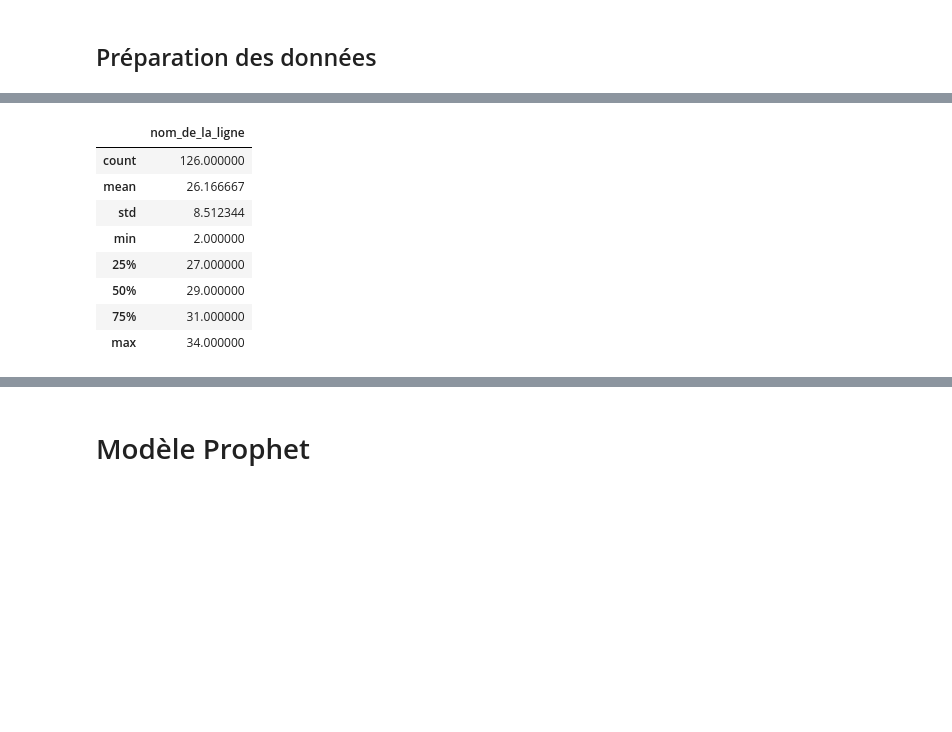
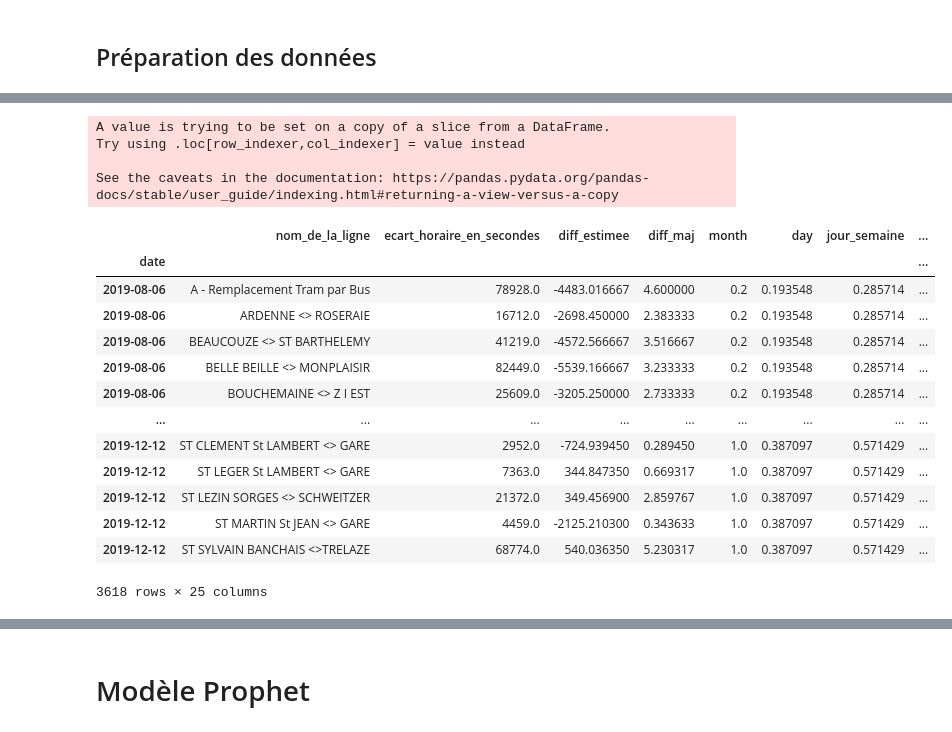
Before and after one commit to ClovisDel/qualite_trafic_tram_bus_angers, a Jupyter notebook: fix_ML.ipynb, the cells around one changed output, grey strips where cells are left out. Saved outputs shown, nothing was run; the diff lists cells and outputs as text; code cells hidden in the pictures; blank space fills up the shorter version.

Commit message:
add global aggregate of data for prediction
and comments about it

```diff
--- a/fix_ML.ipynb
+++ b/fix_ML.ipynb
@@ -23,7 +23,3 @@ df = df.astype({"horodatage": "datetime64",
                 "date_heure": "datetime64",
                 "numero_de_parc_du_vehicule": "category"
                 })
-# %%
-# sample for tests
-df = df.sample(frac=0.1, random_state=1)
-df.shape
@@ -45,7 +39,7 @@ df_RLM = df[['date',
 # transfo saisonnalité
 df_RLM['day'] = (df_RLM['day']) * (1/31)
 df_RLM['month'] = (df_RLM['month'] - 7) * (1/5)
-Days = {'Lundi': 0, 'Mardi': 1/6, 'Mercredi': 2/6, 'Jeudi': 3/6, 'Vendredi': 4/6, 'Samedi': 5/6, 'Dimanche': 6/6}
+Days = {'Lundi': 1/7, 'Mardi': 2/7, 'Mercredi': 3/7, 'Jeudi': 4/7, 'Vendredi': 5/7, 'Samedi': 6/7, 'Dimanche': 7/7}
 df_RLM['jour_semaine'] = df_RLM['jour_semaine'].map(Days)
 
 # différence en secondes entre l'heure estimée de passage et l'horodatage
@@ -53,5 +47,5 @@ df_RLM['diff_estimee'] = (
     df['Heure_estimee_de_passage_a_L_arret'] - df['horodatage']).dt.total_seconds() / 60
 
 # différence en secondes entre l'horodatage et sa mise à jour
-df_RLM['diff_maj'] = (
+df_RLM['diff_maj'] = -(
     df['horodatage_maj'] - df['horodatage']).dt.total_seconds() / 60
@@ -87,35 +67,55 @@ Il y a peu de données, on ne peut donc pas utiliser un LSTM qui aurait été ad
 # %%
+# Si le bus/tram est arrivé en avance, on considère que l'écart horaire est nul
+df_RLM['ecart_horaire_en_secondes'] = df_RLM['ecart_horaire_en_secondes'].apply(lambda x: 0 if x < 0 else x)
+
 # Aggrégation par jour et par ligne
 df_group = df_RLM.groupby(['date','nom_de_la_ligne']).agg(
-    {'ecart_horaire_en_secondes' : 'mean',
-     'diff_estimee' : 'mean',
-     'diff_maj' : 'mean',
+    {'ecart_horaire_en_secondes' : 'sum',
+     'diff_estimee' : 'sum',
+     'diff_maj' : 'sum',
      'month' : 'first',
      'day' : 'first',
      'jour_semaine' : 'first',
      'OPINION' : 'first'
     }).merge((df_RLM
   .groupby(["date",'nom_de_la_ligne', 'etat_SAE_du_vehicule'])
   .size()
   .unstack('etat_SAE_du_vehicule', fill_value=0)
   .add_prefix("nombre_etat_")
 ), on=['date','nom_de_la_ligne'], how='left')
 
 # Les valeurs d'écarts prochaines pour chaque ligne
 df_group['next_ecart'] = df_group.groupby('nom_de_la_ligne')['ecart_horaire_en_secondes'].shift()
 df_group.dropna(inplace=True)
 
 df_group.reset_index(inplace=True, level=['nom_de_la_ligne'])
 
-df_group.groupby(['date']).agg(
-    {'nom_de_la_ligne' : "nunique"}).describe()
+#Ajout données globales de la veille
+df_group.merge(
+  df_RLM.groupby('date').agg({
+    'ecart_horaire_en_secondes' : 'sum',
+     'diff_estimee' : 'sum',
+     'diff_maj' : 'sum',  }).rename(columns=
+                  {'ecart_horaire_en_secondes': 'ecart_horaire_en_secondes_global',
+                   'diff_estimee' : 'diff_estimee_global',
+                   'diff_maj' : 'diff_maj_global'}), on=['date'], how='left'
+)
 # %% [output]
+A value is trying to be set on a copy of a slice from a DataFrame.
+Try using .loc[row_indexer,col_indexer] = value instead
+
+See the caveats in the documentation: https://pandas.pydata.org/pandas-docs/stable/user_guide/indexing.html#returning-a-view-versus-a-copy
-|  | nom_de_la_ligne |
-| count | 126.000000 |
-| mean | 26.166667 |
-| std | 8.512344 |
-| min | 2.000000 |
-| 25% | 27.000000 |
-| 50% | 29.000000 |
-| 75% | 31.000000 |
-| max | 34.000000 |
+|  | nom_de_la_ligne | ecart_horaire_en_secondes | diff_estimee | diff_maj | month | day | jour_semaine | ... |
+| date |  |  |  |  |  |  |  | ... |
+| 2019-08-06 | A - Remplacement Tram par Bus | 78928.0 | -4483.016667 | 4.600000 | 0.2 | 0.193548 | 0.285714 | ... |
+| 2019-08-06 | ARDENNE <> ROSERAIE | 16712.0 | -2698.450000 | 2.383333 | 0.2 | 0.193548 | 0.285714 | ... |
+| 2019-08-06 | BEAUCOUZE <> ST BARTHELEMY | 41219.0 | -4572.566667 | 3.516667 | 0.2 | 0.193548 | 0.285714 | ... |
+| 2019-08-06 | BELLE BEILLE <> MONPLAISIR | 82449.0 | -5539.166667 | 3.233333 | 0.2 | 0.193548 | 0.285714 | ... |
+| 2019-08-06 | BOUCHEMAINE <> Z I EST | 25609.0 | -3205.250000 | 2.733333 | 0.2 | 0.193548 | 0.285714 | ... |
+| ... | ... | ... | ... | ... | ... | ... | ... | ... |
+| 2019-12-12 | ST CLEMENT St LAMBERT <> GARE | 2952.0 | -724.939450 | 0.289450 | 1.0 | 0.387097 | 0.571429 | ... |
+| 2019-12-12 | ST LEGER St LAMBERT <> GARE | 7363.0 | 344.847350 | 0.669317 | 1.0 | 0.387097 | 0.571429 | ... |
+| 2019-12-12 | ST LEZIN SORGES <> SCHWEITZER | 21372.0 | 349.456900 | 2.859767 | 1.0 | 0.387097 | 0.571429 | ... |
+| 2019-12-12 | ST MARTIN St JEAN <> GARE | 4459.0 | -2125.210300 | 0.343633 | 1.0 | 0.387097 | 0.571429 | ... |
+| 2019-12-12 | ST SYLVAIN BANCHAIS <>TRELAZE | 68774.0 | 540.036350 | 5.230317 | 1.0 | 0.387097 | 0.571429 | ... |
+3618 rows × 25 columns
```
Also changed, not shown: parts of 28 cells of this notebook.
